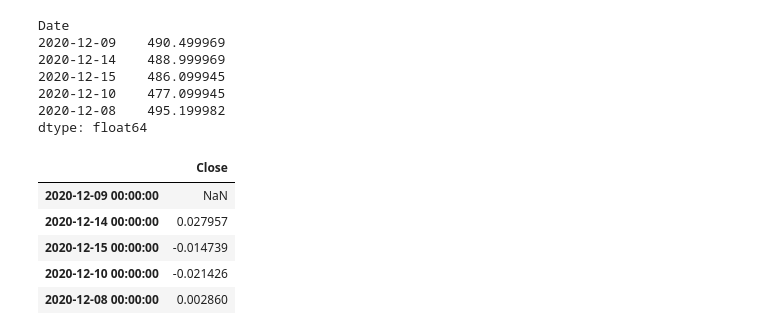
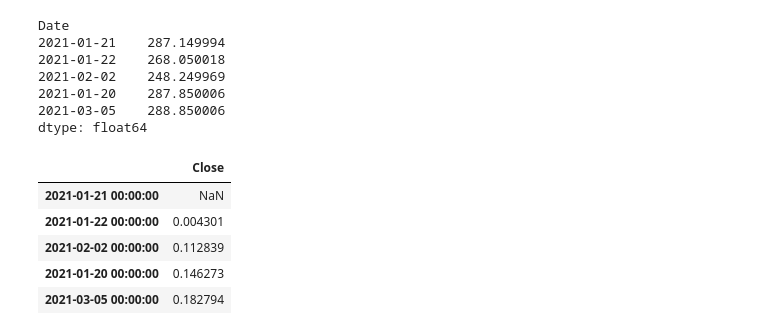
Before and after one commit to Annarhysa/Cryptocurrency-Market-Analysis, a Jupyter notebook: Assignment.ipynb, the cells around one changed output. Saved outputs shown, nothing was run; the diff lists cells and outputs as text; code cells hidden in the pictures.

```diff
--- a/Assignment.ipynb
+++ b/Assignment.ipynb
@@ -21,3 +18,24 @@ data.head()
 | 2019-01-03 00:00:00+05:30 | 360.004798 | 362.273309 | 357.095158 | 358.278748 | 12884409 | 0.0 | 0.0 | ICICIBANK.NS |
 | 2019-01-04 00:00:00+05:30 | 356.897897 | 363.752765 | 353.149884 | 360.202057 | 22896026 | 0.0 | 0.0 | ICICIBANK.NS |
 | 2019-01-07 00:00:00+05:30 | 362.470511 | 365.922611 | 361.533500 | 362.667786 | 12719847 | 0.0 | 0.0 | ICICIBANK.NS |
+# %%
+import pandas as pd
+import numpy as np
+import yfinance as yf
+import datetime as dt
+import pyfolio as pf
+
+# Define the start and end dates for data collection
+start_date = dt.datetime.now() - dt.timedelta(days=3*365)  # 3 years ago
+end_date = dt.datetime.now()
+
+# Get a list of F&O listed stocks in India
+fo_stocks = ['TCS.NS', 'RELIANCE.NS', 'HDFCBANK.NS', 'INFY.NS', 'ICICIBANK.NS', 'TATAMOTORS.NS']  # Example stocks, there are total 198 stocks
+l = len(fo_stocks)
+
+# Iterate over each stock
+for stock in fo_stocks:
+    # Get the historical OHLC data using yfinance
+    data = yf.download(stock, start=start_date, end=end_date)
+
+data.head()
@@ -24,6 +56,11 @@ data.head()
 # %%
-data['RollingReturns'] = data.groupby('Symbol')['Close'].pct_change(52)
-top_performers = data.groupby('Symbol').tail(1).nlargest(5, 'RollingReturns')
+# Calculate the 52-week rolling returns
+data['RollingReturns'] = data['Close'].pct_change(52)
+
+# Sort the stocks based on rolling returns and select the top 5 performers
+top_performers = data.sort_values('RollingReturns', ascending=False).head(6)
+
+# top_performers = data.groupby('Symbol').tail(1).nlargest(5, 'RollingReturns')
 
 top_performers
 # %% [output]
@@ -108,8 +73,0 @@ data.head()
-# %%
-# Calculate the 52-week rolling returns
-data['RollingReturns'] = data['Close'].pct_change(52)
-
-# Sort the stocks based on rolling returns and select the top 5 performers
-top_performers = data.sort_values('RollingReturns', ascending=False).head(5)
-
-top_performers
@@ -132,29 +82,29 @@ stop_loss = entry_price - (2 * atr)
 stop_loss
 # %% [output]
 Date
-2020-12-09    490.499969
-2020-12-14    488.999969
-2020-12-15    486.099945
-2020-12-10    477.099945
-2020-12-08    495.199982
+2021-01-21    287.149994
+2021-01-22    268.050018
+2021-02-02    248.249969
+2021-01-20    287.850006
+2021-03-05    288.850006
 dtype: float64
 # %%
 # Initialize an empty DataFrame to store the strategy performance
 strategy_returns = pd.DataFrame()
 
 # Calculate the weekly returns based on rebalancing the portfolio
-weekly_returns = top_performers['Close'].pct_change()
+weekly_returns = abs(top_performers['Close'].pct_change())
 
 # Combine the stock returns with the strategy returns DataFrame
 strategy_returns = pd.concat([strategy_returns, weekly_returns], axis=1)
 
 strategy_returns
 # %% [output]
 |  | Close |
-| 2020-12-09 00:00:00 | NaN |
-| 2020-12-14 00:00:00 | 0.027957 |
-| 2020-12-15 00:00:00 | -0.014739 |
-| 2020-12-10 00:00:00 | -0.021426 |
-| 2020-12-08 00:00:00 | 0.002860 |
+| 2021-01-21 00:00:00 | NaN |
+| 2021-01-22 00:00:00 | 0.004301 |
+| 2021-02-02 00:00:00 | 0.112839 |
+| 2021-01-20 00:00:00 | 0.146273 |
+| 2021-03-05 00:00:00 | 0.182794 |
 # %%
 # Rename the columns of the strategy returns DataFrame with stock symbols
```
Also changed, not shown: parts of 10 cells of this notebook.
